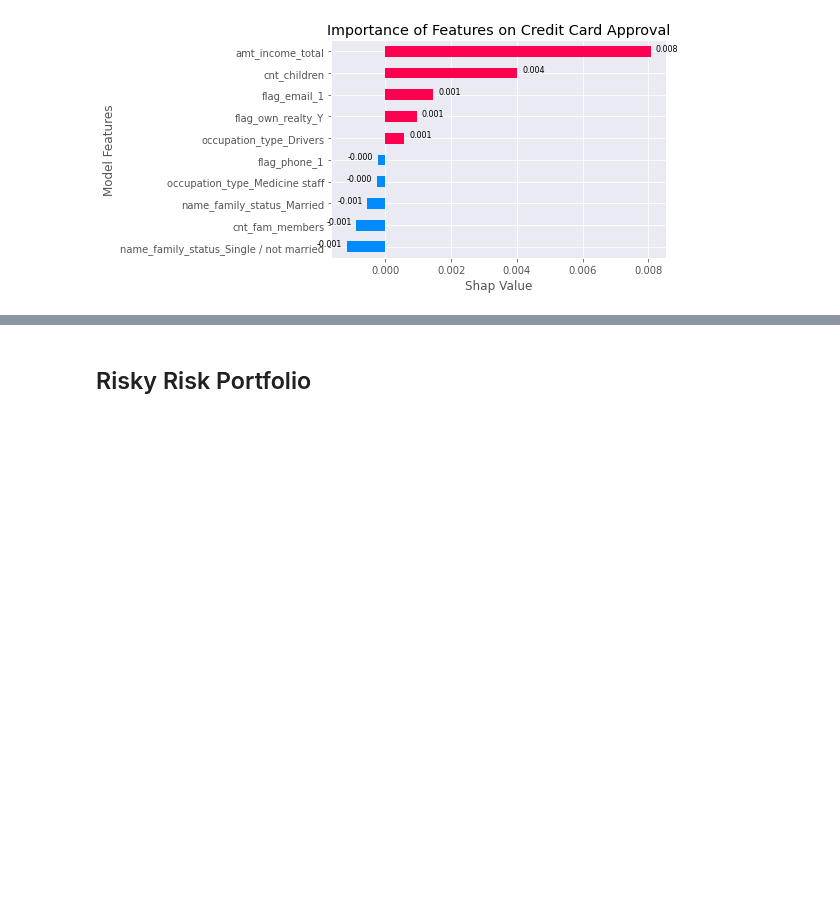
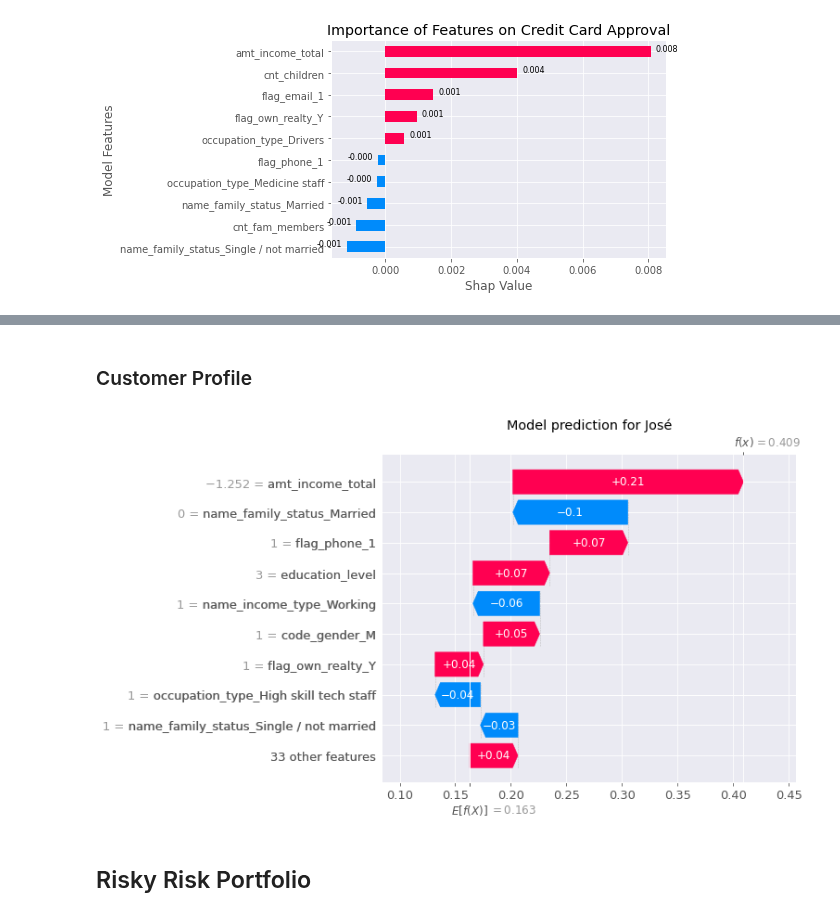
Before and after one commit to daniel-deutsch/FTD, a Jupyter notebook: Applied ML/main.ipynb, the cells around one changed output, grey strips where cells are left out. Cells and saved outputs as stored; diff of their text form; code cells hidden in the pictures; blank space fills up the shorter version.

```diff
--- a/Applied ML/main.ipynb
+++ b/Applied ML/main.ipynb
@@ -277,3 +323,13 @@ ValueError: Length mismatch: Expected axis has 2 elements, new values have 1 ele
+# %% [markdown]
+### Customer Profile
+# %%
+explainer = shap.TreeExplainer(model_fit, X_train_normal, model_output="probability")
+shap_values = explainer(df_customer_profile)
+plt.title('Model prediction for José')
+shap.plots.waterfall(shap_values[0])
+plt.show()
+# %% [output]
+[figure, added]
 # %% [markdown]
 ## Risky Risk Portfolio
 # %% [markdown]
```
Also changed, not shown: parts of 37 cells of this notebook.
